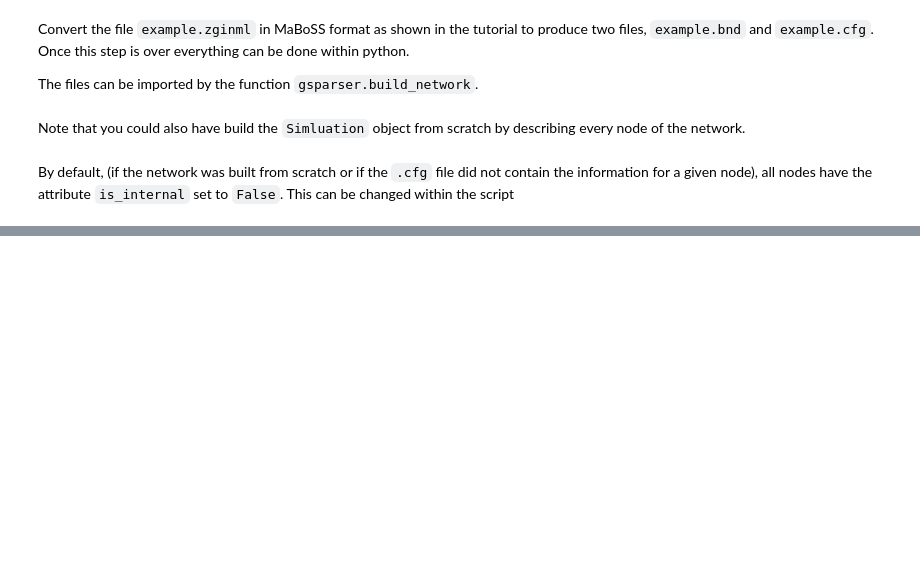
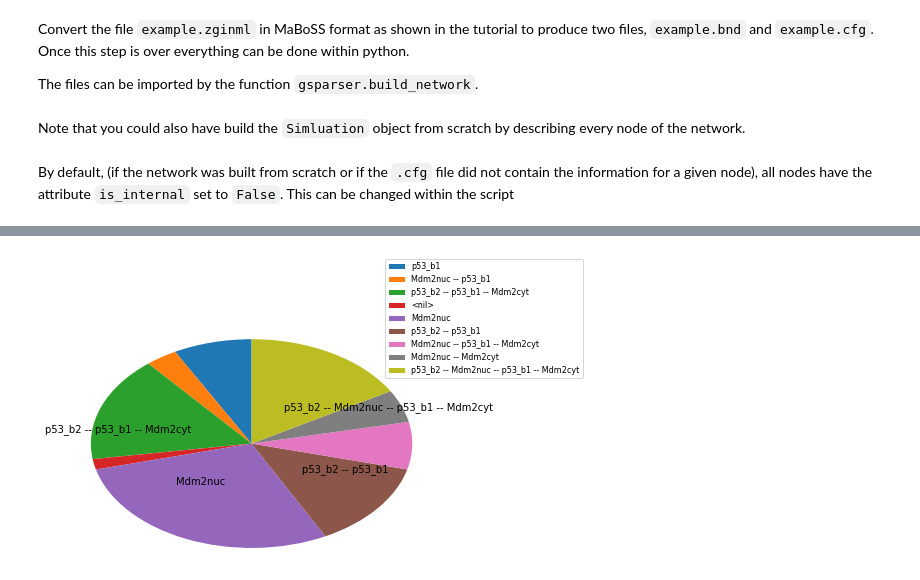
Before and after one commit to thenlevy/pyMaBoSS, a Jupyter notebook: Tutorial.ipynb, the cells around one changed output, grey strips where cells are left out. Drawn from its saved outputs; the diff is of its cells as text; code cells hidden in the pictures; blank space fills up the shorter version.

```diff
--- a/Tutorial.ipynb
+++ b/Tutorial.ipynb
@@ -40,0 +51,4 @@ imported_sim.network['DNAdam'].is_internal = True
+# %%
+demo_results.plot_piechart()
+# %% [output]
+[figure, added]
```
Also changed, not shown: parts of 3 cells of this notebook, 2 other files.
